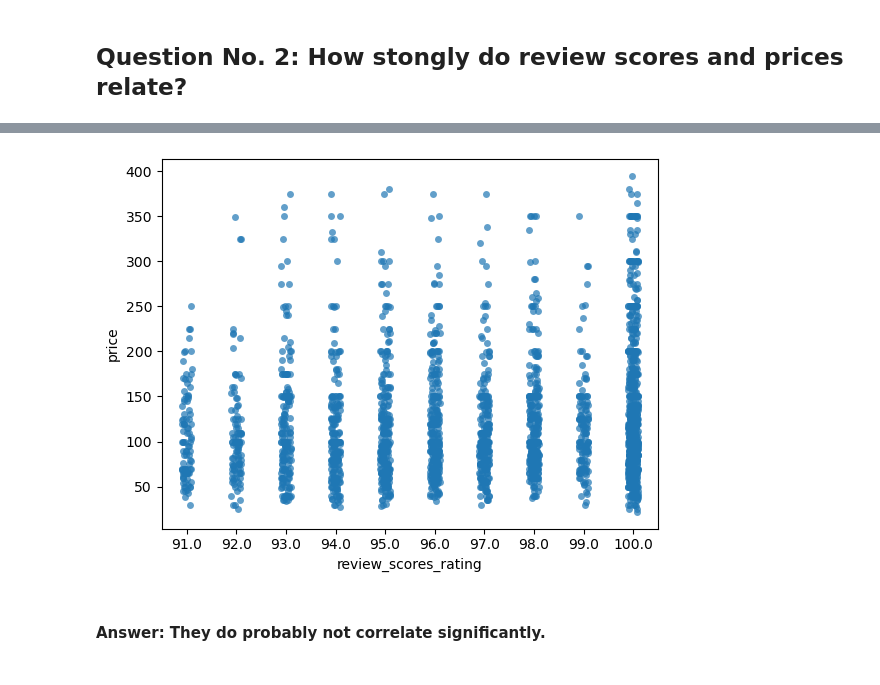
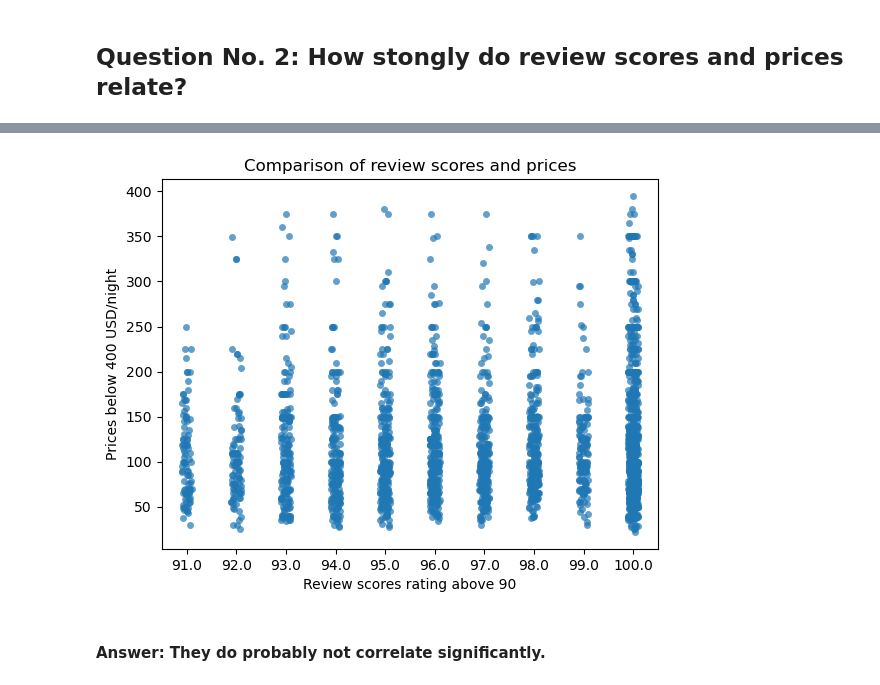
Before and after one commit to pnockema/Writing-a-Data-Scientist-Blog, a Jupyter notebook: Analyzing Seattle Airbnb Data.ipynb, the cells around one changed output, grey strips where cells are left out. Cells and saved outputs as stored; diff of their text form; code cells hidden in the pictures.

```diff
--- a/Analyzing Seattle Airbnb Data.ipynb
+++ b/Analyzing Seattle Airbnb Data.ipynb
@@ -397,9 +396,12 @@ sns.scatterplot(data=listings, x='review_scores_rating', y='price')
 # %%
 sns.stripplot(data = listings[(listings['review_scores_rating'] > 90) \
                               & (listings['price'] < 400)], \
               x = 'review_scores_rating', y = 'price', jitter = True, alpha=0.7);
+plt.title('Comparison of review scores and prices')
+plt.xlabel('Review scores rating above 90')
+plt.ylabel('Prices below 400 USD/night');
 # %% [output]
-[figure, old version]
+[figure, new version]
 # %% [markdown]
 #### Answer: They do probably not correlate significantly.
 # %% [markdown]
```
Also changed, not shown: parts of 1 cell of this notebook, 1 other file.
